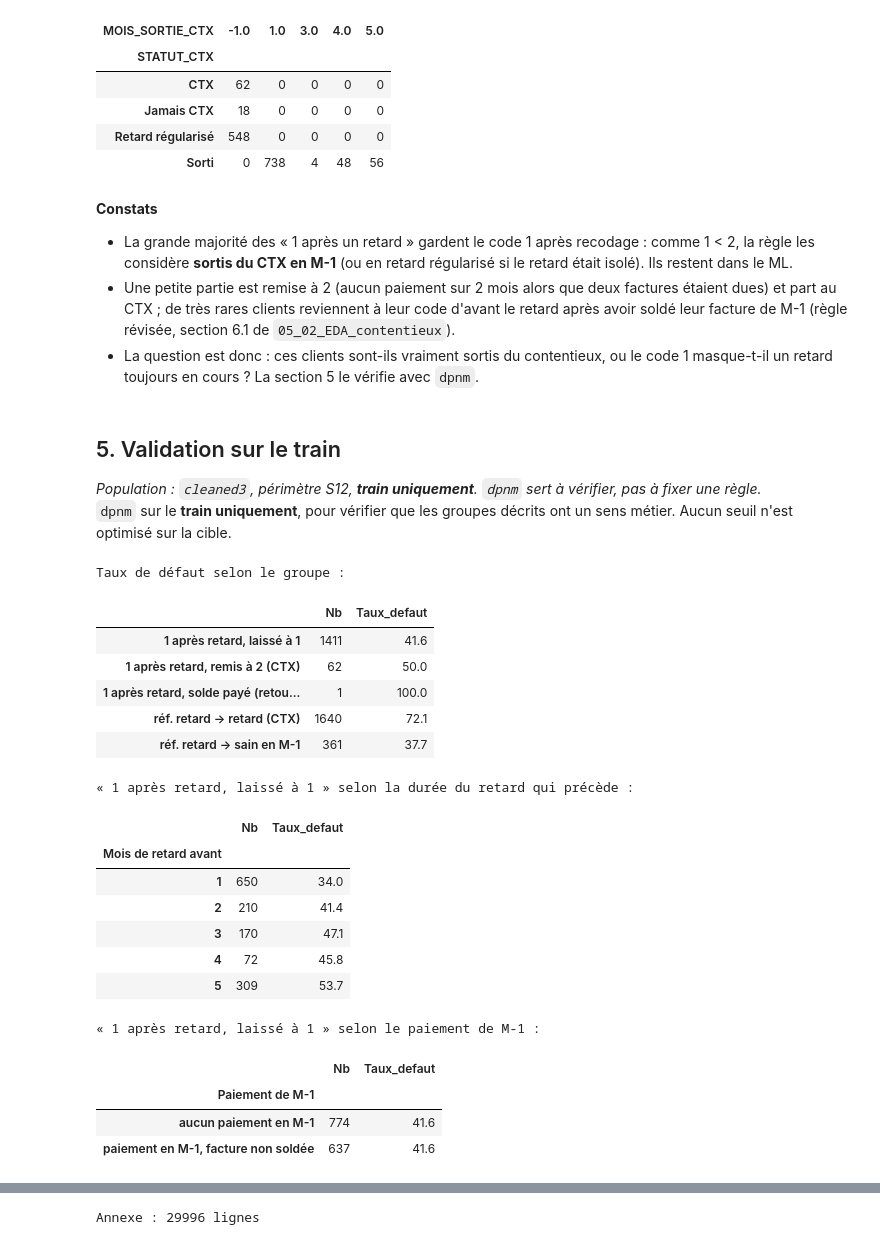
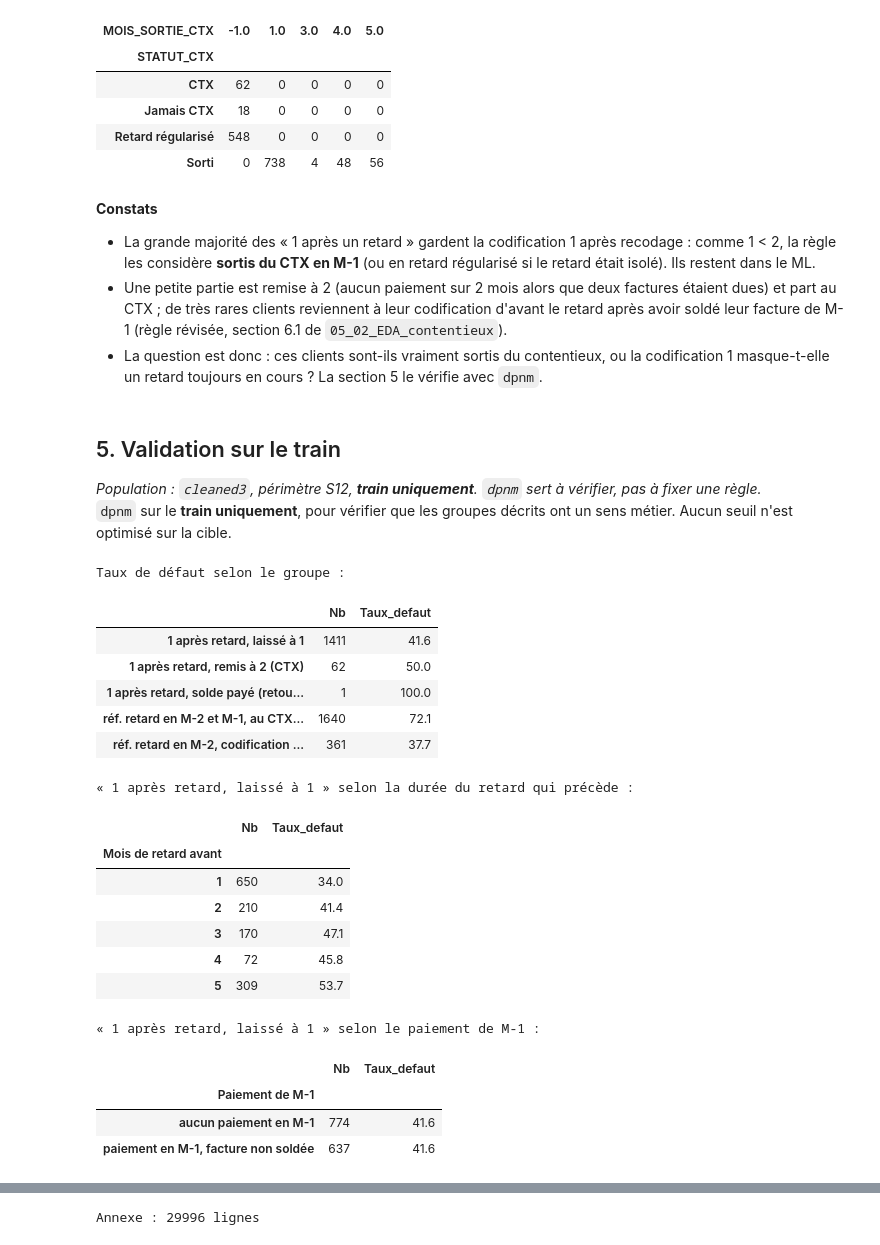
Before and after one commit to johan-mac-59/RiskLens_ML, a Jupyter notebook: src/05_04_EDA_codification1.ipynb, the cells around one changed output, grey strips where cells are left out. Drawn from its saved outputs; the diff is of its cells as text; code cells hidden in the pictures.

```diff
--- a/src/05_04_EDA_codification1.ipynb
+++ b/src/05_04_EDA_codification1.ipynb
@@ -207,13 +207,13 @@ Répartition du code 1 par mois, dans les données brutes et dans `cleaned3`. Po
 Piste : PAY_1 viendrait d'une table de gestion « à chaud » et PAY_2 à PAY_6 d'historiques apurés. Si c'est le cas, PAY_1 n'a pas le même sens que les autres mois.
 # %%
-# 1. Répartition des codes par mois (%)
+# 1. Répartition des codifications PAY_n par mois (%)
 repartition = pd.DataFrame({col: df_brut[col].value_counts(normalize=True) * 100 for col in pay_cols}).fillna(0)
-display(repartition.loc[[-2, -1, 0, 1, 2, 3]].round(2).rename_axis('Code'))
+display(repartition.loc[[-2, -1, 0, 1, 2, 3]].round(2).rename_axis('Codification PAY_n'))
 
 # 2. Que deviennent les clients d'un mois à l'autre ?
-# Lecture : pour le mois M-k, on part des clients selon leur code du mois précédent (M-(k+1)),
-# et on regarde leur code en M-k. Chaque ligne fait 100 %.
-# On compare M-1 aux autres mois : si le code 1 était un vrai « retard d'un mois », il existerait aussi dans l'historique.
+# Lecture : pour le mois M-k, on part des clients selon leur codification du mois précédent (M-(k+1)),
+# et on regarde leur codification en M-k. Chaque ligne fait 100 %.
+# On compare M-1 aux autres mois : si la codification 1 était un vrai « retard d'un mois », il existerait aussi dans l'historique.
 depuis_sain, depuis_retard = [], []
 for k in range(1, 6):
     avant, apres = df_brut[f'PAY_{k+1}'], df_brut[f'PAY_{k}']
@@ -223,13 +223,13 @@ for k in range(1, 6):
                         'Passe à 1 (%)': (apres[sain] == 1).mean() * 100,
                         'Passe à 2 ou plus (%)': (apres[sain] >= 2).mean() * 100})
     depuis_retard.append({'Mois': f'M-{k}', 'Nb clients': retard.sum(),
-                          'Redescend à un code sain (%)': (apres[retard] <= 0).mean() * 100,
+                          'Redescend à une codification saine (%)': (apres[retard] <= 0).mean() * 100,
                           'Passe à 1 (%)': (apres[retard] == 1).mean() * 100,
                           'Reste à 2 ou plus (%)': (apres[retard] >= 2).mean() * 100})
 
-print("A. Clients SAINS le mois précédent (code <= 0) : que deviennent-ils ?")
+print("A. Clients SAINS le mois précédent (PAY <= 0) : que deviennent-ils ?")
 display(pd.DataFrame(depuis_sain).set_index('Mois').round(1))
-print("B. Clients EN RETARD le mois précédent (code >= 2) : que deviennent-ils ?")
+print("B. Clients EN RETARD le mois précédent (PAY >= 2) : que deviennent-ils ?")
 display(pd.DataFrame(depuis_retard).set_index('Mois').round(1))
 # %% [output]
 |  | PAY_1 | PAY_2 | PAY_3 | PAY_4 | PAY_5 | PAY_6 |
@@ -403,9 +403,9 @@ Mois de sortie du CTX (0 = sortie présumée en M, -1 = pas de sortie) :
 | Sorti | 0 | 738 | 4 | 48 | 56 |
 # %% [markdown]
 **Constats**
-- La grande majorité des « 1 après un retard » gardent le code 1 après recodage : comme 1 < 2, la règle les considère **sortis du CTX en M-1** (ou en retard régularisé si le retard était isolé). Ils restent dans le ML.
-- Une petite partie est remise à 2 (aucun paiement sur 2 mois alors que deux factures étaient dues) et part au CTX ; de très rares clients reviennent à leur code d'avant le retard après avoir soldé leur facture de M-1 (règle révisée, section 6.1 de `05_02_EDA_contentieux`).
-- La question est donc : ces clients sont-ils vraiment sortis du contentieux, ou le code 1 masque-t-il un retard toujours en cours ? La section 5 le vérifie avec `dpnm`.
+- La grande majorité des « 1 après un retard » gardent la codification 1 après recodage : comme 1 < 2, la règle les considère **sortis du CTX en M-1** (ou en retard régularisé si le retard était isolé). Ils restent dans le ML.
+- Une petite partie est remise à 2 (aucun paiement sur 2 mois alors que deux factures étaient dues) et part au CTX ; de très rares clients reviennent à leur codification d'avant le retard après avoir soldé leur facture de M-1 (règle révisée, section 6.1 de `05_02_EDA_contentieux`).
+- La question est donc : ces clients sont-ils vraiment sortis du contentieux, ou la codification 1 masque-t-elle un retard toujours en cours ? La section 5 le vérifie avec `dpnm`.
 # %% [markdown]
 ## 5. Validation sur le train
 *Population : `cleaned3`, périmètre S12, **train uniquement**. `dpnm` sert à vérifier, pas à fixer une règle.*
@@ -414,37 +414,37 @@ Mois de sortie du CTX (0 = sortie présumée en M, -1 = pas de sortie) :
 pay1_recode = statuts_train['PAY_1_recode']
 groupe_valid = pd.Series(np.select(
     [un_apres_retard & (pay1_recode == 2), un_apres_retard & (pay1_recode == 1), un_apres_retard & (pay1_recode <= 0),
      (df_train['PAY_1'] >= 2) & (df_train['PAY_2'] >= 2) & (statuts_train['STATUT_CTX'] == 'CTX'),
      (df_train['PAY_1'] <= 0) & (df_train['PAY_2'] >= 2)],
-    ['1 après retard, remis à 2 (CTX)', '1 après retard, laissé à 1', "1 après retard, solde payé (retour au code d'avant)",
-     'réf. retard -> retard (CTX)', 'réf. retard -> sain en M-1'], default='autre'), index=df_train.index)
+    ['1 après retard, remis à 2 (CTX)', '1 après retard, laissé à 1', "1 après retard, solde payé (retour à la codification d'avant)",
+     'réf. retard en M-2 et M-1, au CTX à M (STATUT_CTX)', 'réf. retard en M-2, codification saine en M-1'], default='autre'), index=df_train.index)
 
 print("Taux de défaut selon le groupe :")
 display(df_train.groupby(groupe_valid)['dpnm'].agg(Nb='count', Taux_defaut=lambda x: x.mean() * 100)
         .drop('autre').round(1))
 
 # Les « laissés à 1 » selon la durée du retard qui précède (mois consécutifs >= 2 depuis M-2)
 laisse_a_1 = un_apres_retard & (pay1_recode == 1)
 duree_retard = (df_train[[f'PAY_{k}' for k in range(2, 7)]] >= 2).cumprod(axis=1).sum(axis=1)
 print("« 1 après retard, laissé à 1 » selon la durée du retard qui précède :")
 display(df_train[laisse_a_1].groupby(duree_retard[laisse_a_1].rename('Mois de retard avant'))['dpnm']
         .agg(Nb='count', Taux_defaut=lambda x: x.mean() * 100).round(1))
 
 # Les « laissés à 1 » selon le paiement de M-1
 ratio_m1_train = df_train['PAY_AMT1'] / df_train['BILL_AMT2'].where(df_train['BILL_AMT2'] > 0) * 100
 paiement_m1 = pd.Series(np.where(df_train['PAY_AMT1'] == 0, 'aucun paiement en M-1', 'paiement en M-1, facture non soldée'),
                         index=df_train.index)
 print("« 1 après retard, laissé à 1 » selon le paiement de M-1 :")
 display(df_train[laisse_a_1].groupby(paiement_m1[laisse_a_1].rename('Paiement de M-1'))['dpnm']
         .agg(Nb='count', Taux_defaut=lambda x: x.mean() * 100).round(1))
 # %% [output]
 Taux de défaut selon le groupe :
 |  | Nb | Taux_defaut |
 | 1 après retard, laissé à 1 | 1411 | 41.6 |
 | 1 après retard, remis à 2 (CTX) | 62 | 50.0 |
 | 1 après retard, solde payé (retou... | 1 | 100.0 |
-| réf. retard -> retard (CTX) | 1640 | 72.1 |
-| réf. retard -> sain en M-1 | 361 | 37.7 |
+| réf. retard en M-2 et M-1, au CTX... | 1640 | 72.1 |
+| réf. retard en M-2, codification ... | 361 | 37.7 |
 « 1 après retard, laissé à 1 » selon la durée du retard qui précède :
 |  | Nb | Taux_defaut |
 | Mois de retard avant |  |  |
```
Also changed, not shown: parts of 42 cells of this notebook, 5 other files.
